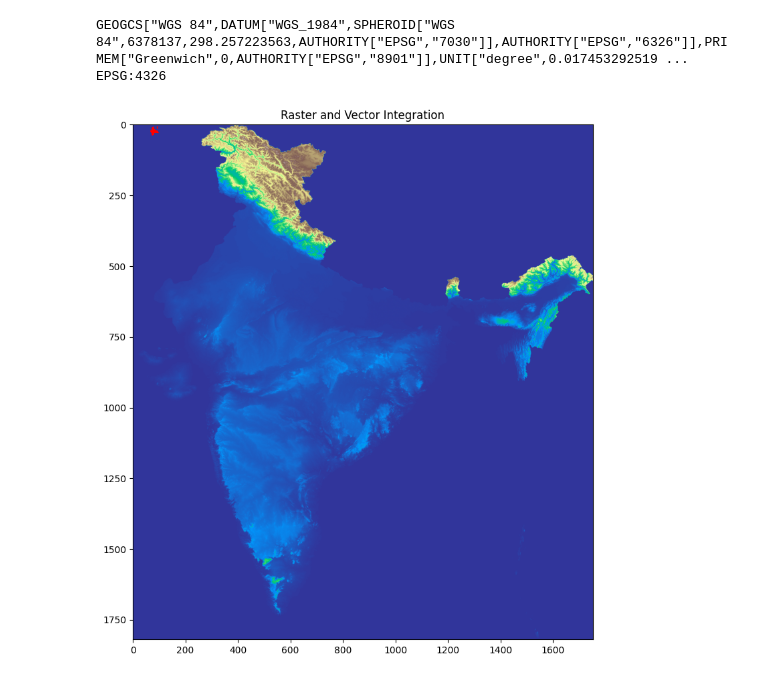
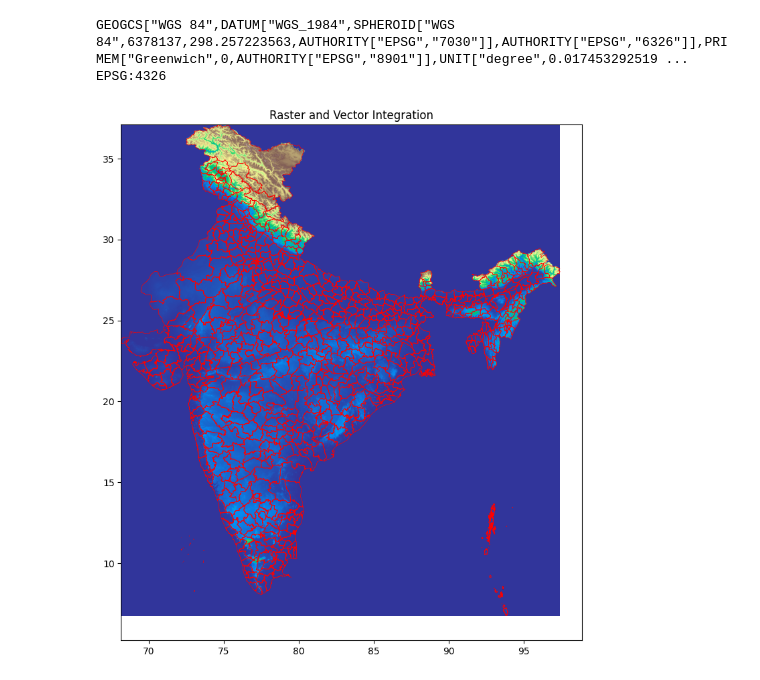
Before and after one commit to VijayGupta2101/Remote-Sensing-GIS-With-Python-Project-2, a Jupyter notebook: Third.ipynb, the cells around one changed output. Drawn from its saved outputs; the diff is of its cells as text; code cells hidden in the pictures.

```diff
--- a/Third.ipynb
+++ b/Third.ipynb
@@ -41,27 +47,33 @@ GEOGCS["WGS 84",DATUM["WGS_1984",SPHEROID["WGS 84",6378137,298.257223563,AUTHORI
 EPSG:4326
 # %%
 from rasterio.enums import Resampling
+from rasterio.plot import plotting_extent
 
 band = raster.read(
     1,
     out_shape=(
         raster.height // 20,
         raster.width // 20
     ),
     resampling=Resampling.average
 )
+extent = plotting_extent(raster)
 
 fig, ax = plt.subplots(figsize=(10,10))
 
-ax.imshow(band, cmap="terrain")
+ax.imshow(
+    band,
+    cmap="terrain",
+    extent=extent
+)
 
 gdf.boundary.plot(
     ax=ax,
     edgecolor="red",
     linewidth=0.5
 )
 
 plt.title("Raster and Vector Integration")
 plt.show()
 # %% [output]
-[figure, old version]
+[figure, new version]
```
Also changed, not shown: parts of 29 cells of this notebook.
